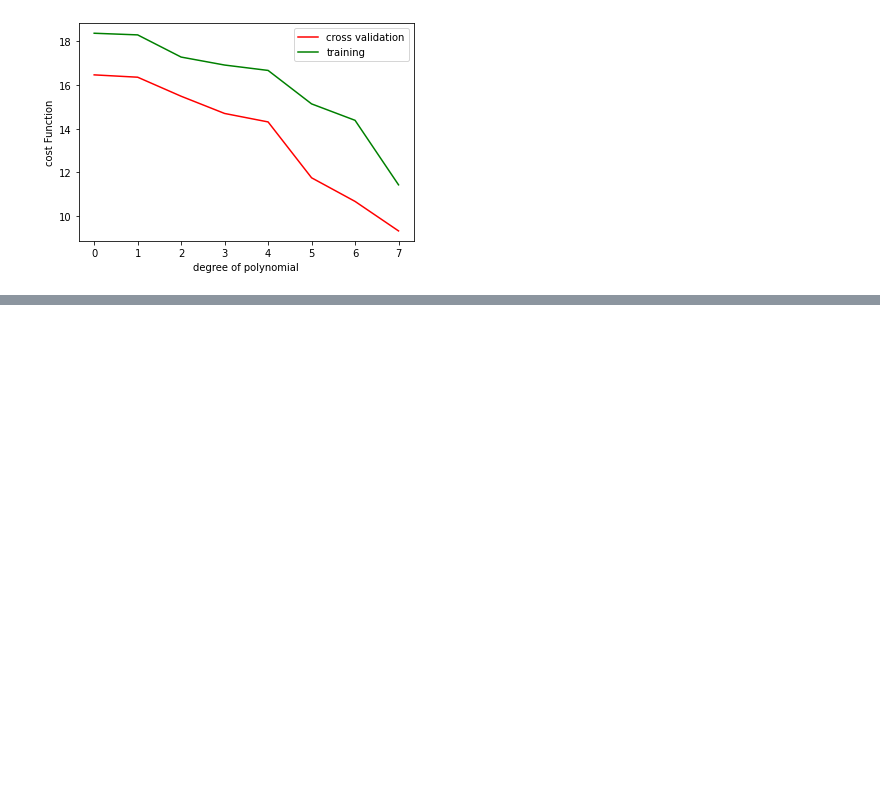
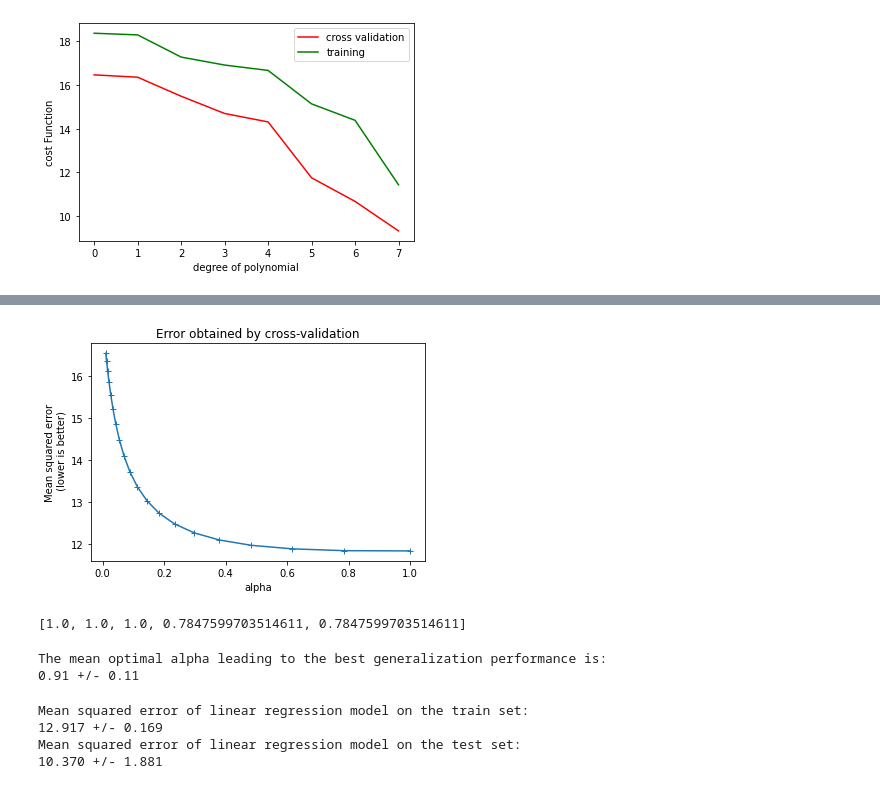
Before and after one commit to HassanTarek1/MachineLearning_Course, a Jupyter notebook: Regression Assignment/Regression.ipynb, the cells around one changed output, grey strips where cells are left out. Drawn from its saved outputs; the diff is of its cells as text; code cells hidden in the pictures; blank space fills up the shorter version.

```diff
--- a/Regression Assignment/Regression.ipynb
+++ b/Regression Assignment/Regression.ipynb
@@ -155,0 +260,12 @@ Generaliztion error fot test set is 19.32907575402351
+# %%
+from sklearn.linear_model import RidgeCV
+
+alphas = np.logspace(-2, 0, num=20)
+ridge = make_pipeline(PolynomialFeatures(degree=2), StandardScaler(),
+                      RidgeCV(alphas=alphas, store_cv_values=True))
+# %%
+
+cv = ShuffleSplit(n_splits=5, random_state=1)
+cv_results = cross_validate(ridge, X, Y,cv=cv, scoring="neg_mean_squared_error",
+                            return_train_score=True,
+                            return_estimator=True, n_jobs=2)
@@ -155,0 +279,4 @@ Generaliztion error fot test set is 19.32907575402351
+# %%
+mse_alphas = [est[-1].cv_values_.mean(axis=0) for est in cv_results["estimator"]]
+cv_alphas = pd.DataFrame(mse_alphas, columns=alphas)
+cv_alphas
@@ -155,0 +290,36 @@ Generaliztion error fot test set is 19.32907575402351
+# %%
+cv_alphas.mean(axis=0).plot(marker="+")
+plt.ylabel("Mean squared error\n (lower is better)")
+plt.xlabel("alpha")
+_ = plt.title("Error obtained by cross-validation")
+# %% [output]
+[figure, added]
+# %%
+best_alphas = [est[-1].alpha_ for est in cv_results["estimator"]]
+best_alphas
+# %% [output]
+[1.0, 1.0, 1.0, 0.7847599703514611, 0.7847599703514611]
+# %%
+print(f"The mean optimal alpha leading to the best generalization performance is:\n"
+      f"{np.mean(best_alphas):.2f} +/- {np.std(best_alphas):.2f}")
+# %% [output]
+The mean optimal alpha leading to the best generalization performance is:
+0.91 +/- 0.11
+# %%
+ridge = make_pipeline(PolynomialFeatures(degree=2), MinMaxScaler(),
+                      Ridge(alpha=0.9))
+cv = ShuffleSplit(n_splits=5, random_state=1)
+cv_results = cross_validate(ridge, data, target,cv=cv, scoring="neg_mean_squared_error",
+                            return_train_score=True,
+                            return_estimator=True, n_jobs=2)
+train_error = -cv_results["train_score"]
+print(f"Mean squared error of linear regression model on the train set:\n"
+      f"{train_error.mean():.3f} +/- {train_error.std():.3f}")
+test_error = -cv_results["test_score"]
+print(f"Mean squared error of linear regression model on the test set:\n"
+      f"{test_error.mean():.3f} +/- {test_error.std():.3f}")
+# %% [output]
+Mean squared error of linear regression model on the train set:
+12.917 +/- 0.169
+Mean squared error of linear regression model on the test set:
+10.370 +/- 1.881
```
Also changed, not shown: parts of 22 cells of this notebook.
